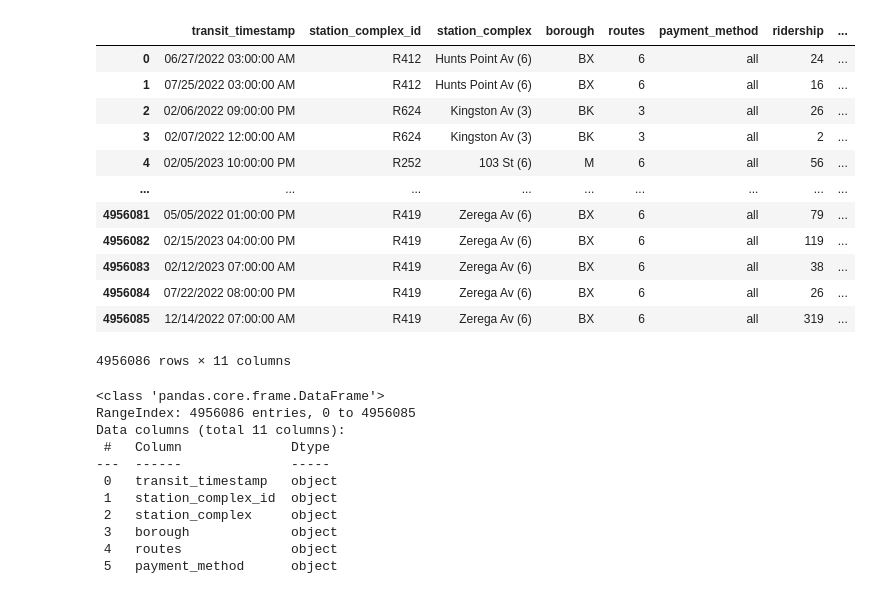
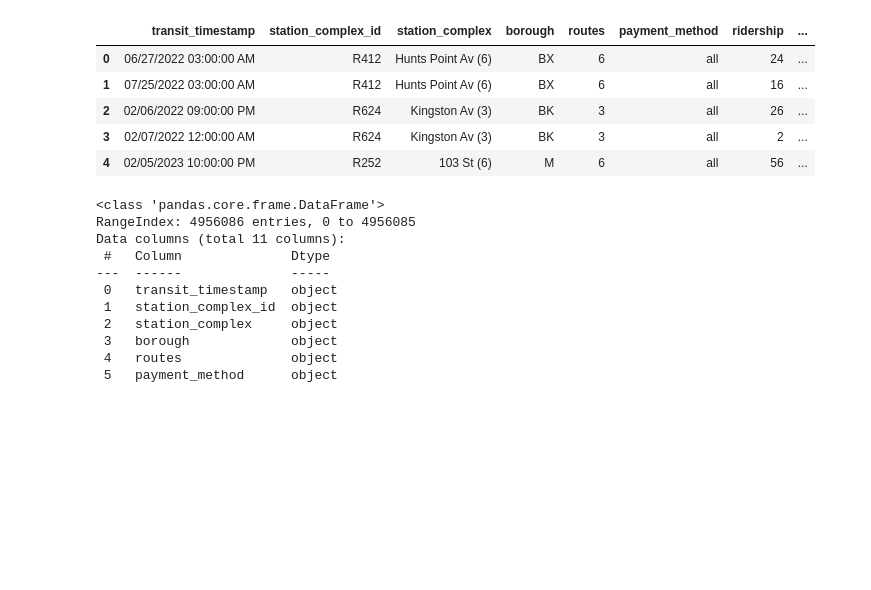
Before and after one commit to baharturgutinan/istdsa_bahar, a Jupyter notebook: ISTDSA_Bahar_Proje1.ipynb, the cells around one changed output. Cells and saved outputs as stored; diff of their text form; code cells hidden in the pictures; blank space fills up the shorter version.

```diff
--- a/ISTDSA_Bahar_Proje1.ipynb
+++ b/ISTDSA_Bahar_Proje1.ipynb
@@ -5,23 +7,16 @@ from datetime import date
 # %%
 df=pd.read_csv(r"C:\Users\bahar.inan\Downloads\MTA_Subway_Hourly_Ridership__Beginning_February_2022.csv")
 #df=pd.read_csv('https://data.ny.gov/resource/wujg-7c2s.csv')
 
 #df = pd.read_csv('https://data.ny.gov/resource/k7j9-jnct.csv')
-df
+df.head()
 # %% [output]
 |  | transit_timestamp | station_complex_id | station_complex | borough | routes | payment_method | ridership | ... |
 | 0 | 06/27/2022 03:00:00 AM | R412 | Hunts Point Av (6) | BX | 6 | all | 24 | ... |
 | 1 | 07/25/2022 03:00:00 AM | R412 | Hunts Point Av (6) | BX | 6 | all | 16 | ... |
 | 2 | 02/06/2022 09:00:00 PM | R624 | Kingston Av (3) | BK | 3 | all | 26 | ... |
 | 3 | 02/07/2022 12:00:00 AM | R624 | Kingston Av (3) | BK | 3 | all | 2 | ... |
 | 4 | 02/05/2023 10:00:00 PM | R252 | 103 St (6) | M | 6 | all | 56 | ... |
-| ... | ... | ... | ... | ... | ... | ... | ... | ... |
-| 4956081 | 05/05/2022 01:00:00 PM | R419 | Zerega Av (6) | BX | 6 | all | 79 | ... |
-| 4956082 | 02/15/2023 04:00:00 PM | R419 | Zerega Av (6) | BX | 6 | all | 119 | ... |
-| 4956083 | 02/12/2023 07:00:00 AM | R419 | Zerega Av (6) | BX | 6 | all | 38 | ... |
-| 4956084 | 07/22/2022 08:00:00 PM | R419 | Zerega Av (6) | BX | 6 | all | 26 | ... |
-| 4956085 | 12/14/2022 07:00:00 AM | R419 | Zerega Av (6) | BX | 6 | all | 319 | ... |
-4956086 rows × 11 columns
 # %%
 df.info()
 # %% [output]
```
Also changed, not shown: parts of 33 cells of this notebook.
